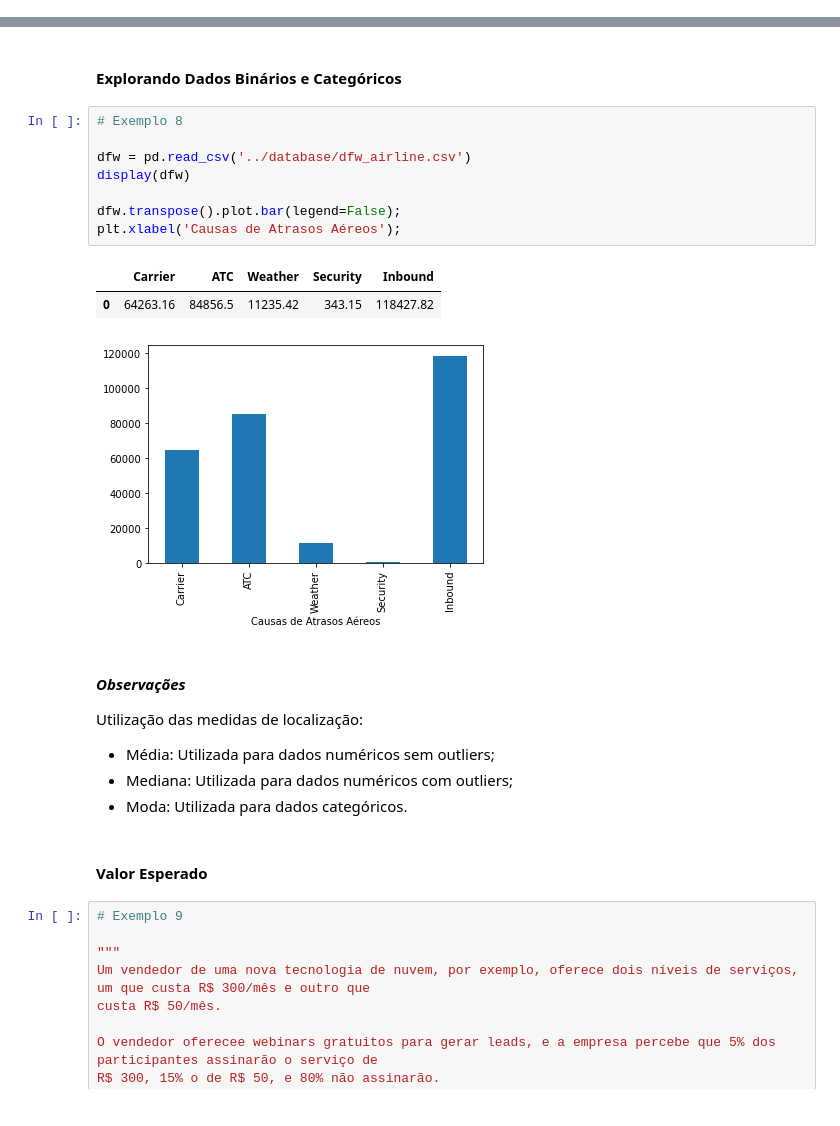
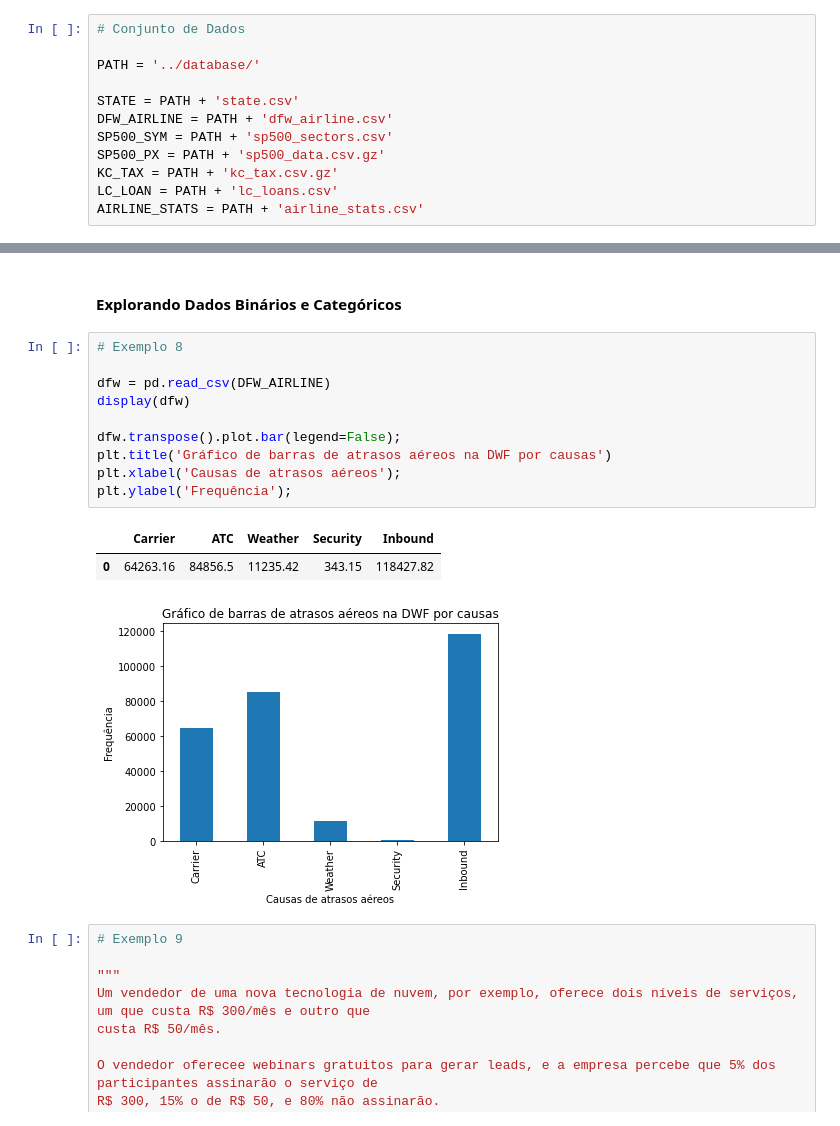
Before and after one commit to thiagoneye/book-statistics_for_data_science, a Jupyter notebook: notebooks/chap01.ipynb, the cells around one changed output, grey strips where cells are left out. Cells and saved outputs as stored; diff of their text form.

```diff
--- a/notebooks/chap01.ipynb
+++ b/notebooks/chap01.ipynb
@@ -44,2 +15,14 @@ def mean_abs_deviation(values) -> float:
+# %%
+# Conjunto de Dados
+
+PATH = '../database/'
+
+STATE = PATH + 'state.csv'
+DFW_AIRLINE = PATH + 'dfw_airline.csv'
+SP500_SYM = PATH + 'sp500_sectors.csv'
+SP500_PX = PATH + 'sp500_data.csv.gz'
+KC_TAX = PATH + 'kc_tax.csv.gz'
+LC_LOAN = PATH + 'lc_loans.csv'
+AIRLINE_STATS = PATH + 'airline_stats.csv'
 # %% [markdown]
 #### Estimativas de Localização
@@ -197,25 +210,17 @@ ax.set_xlabel('Taxa de Homicíidios (por 100.000)');
 # %%
 # Exemplo 8
 
-dfw = pd.read_csv('../database/dfw_airline.csv')
+dfw = pd.read_csv(DFW_AIRLINE)
 display(dfw)
 
 dfw.transpose().plot.bar(legend=False);
-plt.xlabel('Causas de Atrasos Aéreos');
+plt.title('Gráfico de barras de atrasos aéreos na DWF por causas')
+plt.xlabel('Causas de atrasos aéreos');
+plt.ylabel('Frequência');
 # %% [output]
 |  | Carrier | ATC | Weather | Security | Inbound |
 | 0 | 64263.16 | 84856.5 | 11235.42 | 343.15 | 118427.82 |
-[figure, old version]
+[figure, new version]
-# %% [markdown]
-#### *Observações*
-
-Utilização das medidas de localização:
-
-- Média: Utilizada para dados numéricos sem outliers;
-- Mediana: Utilizada para dados numéricos com outliers;
-- Moda: Utilizada para dados categóricos.
-# %% [markdown]
-#### Valor Esperado
 # %%
 # Exemplo 9
 
```
Also changed, not shown: parts of 21 cells of this notebook, 3 other files.
